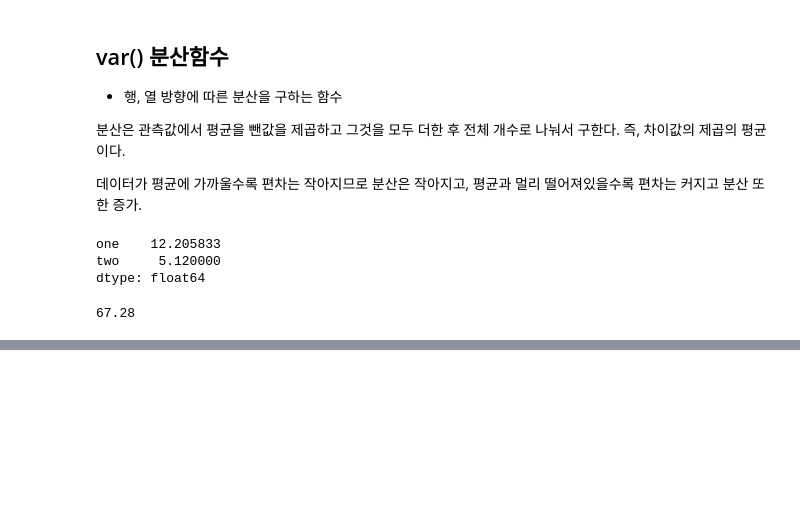
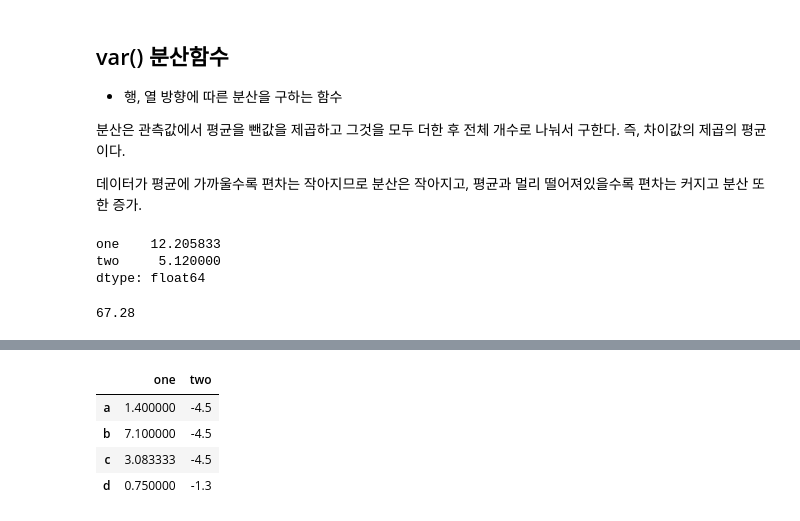
Before and after one commit to kig2929kig/colab, a Jupyter notebook: 데이터분석및시각화ipynb.ipynb, the cells around one changed output, grey strips where cells are left out. Cells and saved outputs as stored; diff of their text form; code cells hidden in the pictures; blank space fills up the shorter version.

```diff
--- a/데이터분석및시각화ipynb.ipynb
+++ b/데이터분석및시각화ipynb.ipynb
@@ -585,0 +590,13 @@ df.loc['b'].var()
+# %%
+one = df['one'].mean()
+two = df['two'].min()
+
+df['one'] = df['one'].fillna(value=one)
+df['two'] = df['two'].fillna(value=two)
+df
+# %% [output]
+|  | one | two |
+| a | 1.400000 | -4.5 |
+| b | 7.100000 | -4.5 |
+| c | 3.083333 | -4.5 |
+| d | 0.750000 | -1.3 |
```
Also changed, not shown: parts of 30 cells of this notebook.
